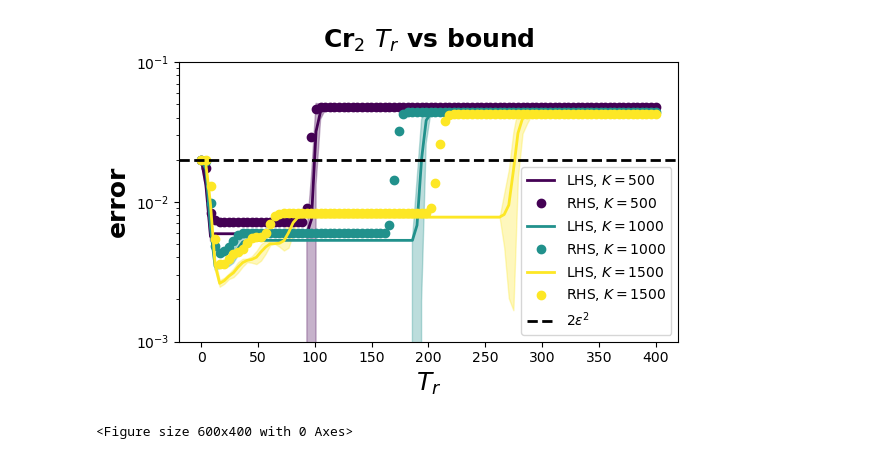
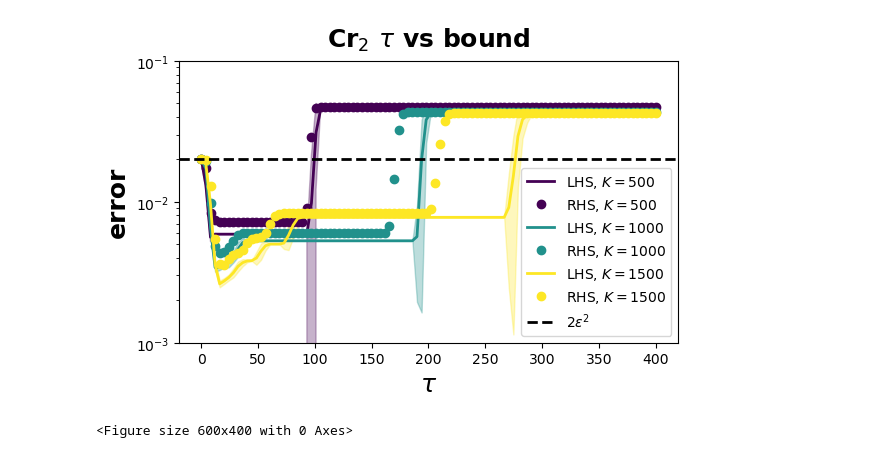
Before and after one commit to hbassi/denoisingodmd, a Jupyter notebook: src/bound_final.ipynb, the cells around one changed output. Saved outputs shown, nothing was run; the diff lists cells and outputs as text; code cells hidden in the pictures.

```diff
--- a/src/bound_final.ipynb
+++ b/src/bound_final.ipynb
@@ -77,7 +77,7 @@ for idx, N in enumerate(N_list):
     dataS = dataS_full[:N]
     x_true = dataS.copy()
 
-    # Compute the DFT of the noiseless signal; using np.fft.fft for efficiency
+    # Compute the DFT of the noiseless signal
     x_hat = np.fft.fft(x_true)
 
     num_realizations = 100
@@ -109,38 +109,37 @@ for idx, N in enumerate(N_list):
     mean_bound = np.mean(bound_all, axis=0)
     std_bound = np.std(bound_all, axis=0)
     mean_lhs = np.mean(lhs_all, axis=0)
     std_lhs = np.std(lhs_all, axis=0)
     mean_tau = np.mean(tau_all, axis=0)
 
     # Rescale by 1/N
     mean_bound_scaled = mean_bound / N
     mean_lhs_scaled = mean_lhs / N
     std_bound_scaled = std_bound / N
     std_lhs_scaled = std_lhs / N
 
     # Plot: LHS as a solid curve with uncertainty band
     plt.plot(mean_tau, mean_lhs_scaled, label=fr'LHS, $K={N}$', color=colors[idx], linewidth=2)
     plt.fill_between(mean_tau, mean_lhs_scaled - std_lhs_scaled, mean_lhs_scaled + std_lhs_scaled,
                      color=colors[idx], alpha=0.3)
     # Plot: RHS as markers only (no connecting line) using the same color
     plt.plot(mean_tau, mean_bound_scaled, marker='o', linestyle='None', label=fr'RHS, $K={N}$', color=colors[idx])
 
 # Plot horizontal dashed line at eps^2 (note: after rescaling, this is independent of N)
 plt.axhline(2 * eps**2, color='k', linestyle='--', linewidth=2, label=r'$2\epsilon^2$')
-#plt.axhline(np.linalg.norm(dataS, 2)**2, color='k', linestyle=''linewidth=2, label=r'$\|\mathbf{s}\|_2^2$')
-plt.xlabel(r'$T_r$', fontsize=18, fontweight='bold')
+plt.xlabel(r'$\tau$', fontsize=18, fontweight='bold')
 plt.ylabel('error', fontsize=18, fontweight='bold')
-plt.title(r'Cr$_2$ $T_r$ vs bound', fontsize=18, fontweight='bold', pad=10)
+plt.title(r'Cr$_2$ $\tau$ vs bound', fontsize=18, fontweight='bold', pad=10)
 plt.legend(loc='lower right', fontsize=10)
 plt.tight_layout()
 
 # Set the y-axis to log scale
 plt.yscale('log')
 plt.ylim([1e-3, 1e-1])
-#plt.savefig('./figures/LiH_bound_rescaled.pdf', bbox_inches='tight')
+plt.savefig('./figures/Cr2_bound_rescaled.pdf', bbox_inches='tight')
 plt.show()
 # %% [output]
-[figure, old version]
+[figure, new version]
 # %%
 # --- Define different N values (truncations of the full signal) ---
 N_list = list(range(100, 1500, 100))
```
Also changed, not shown: parts of 1 cell of this notebook, 1 other file.
